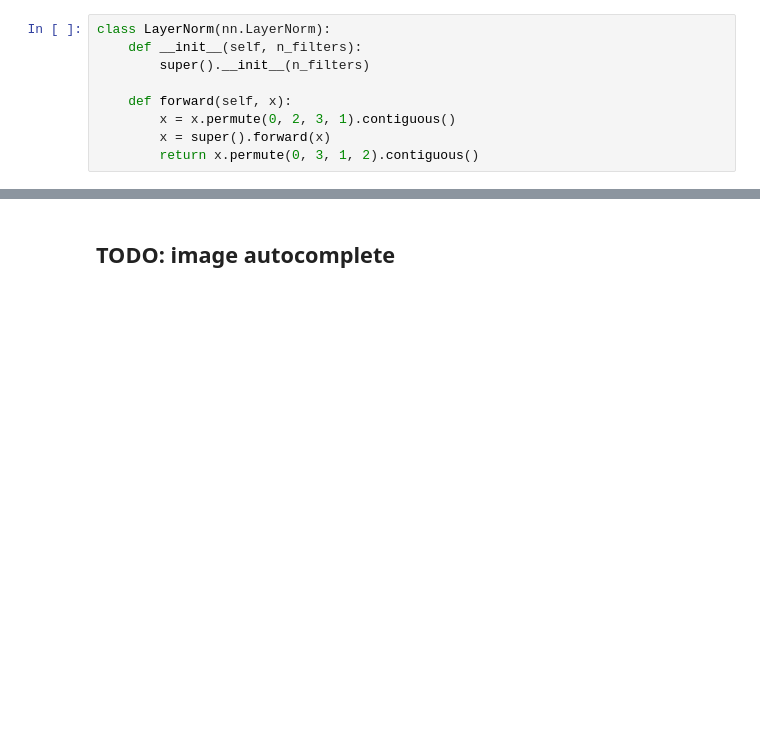
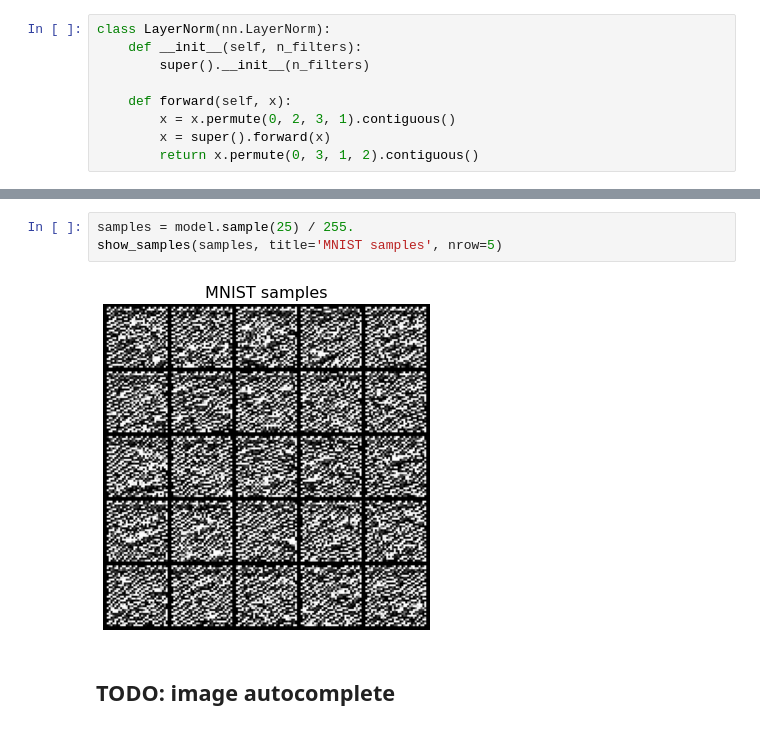
Before and after one commit to r-isachenko/2022-2023-DGM-AIMasters-course, a Jupyter notebook: seminars/seminar7/DGM-2021-MIPT-HW6-PixelCNN++-Shokorov_2.ipynb, the cells around one changed output, grey strips where cells are left out. Saved outputs shown, nothing was run; the diff lists cells and outputs as text; blank space fills up the shorter version.

```diff
--- a/seminars/seminar7/DGM-2021-MIPT-HW6-PixelCNN++-Shokorov_2.ipynb
+++ b/seminars/seminar7/DGM-2021-MIPT-HW6-PixelCNN++-Shokorov_2.ipynb
@@ -224,3 +271,8 @@ show_samples(samples, title='MNIST samples', nrow=5)
+# %%
+samples = model.sample(25) / 255.
+show_samples(samples, title='MNIST samples', nrow=5)
+# %% [output]
+[figure, added]
 # %% [markdown]
 ## TODO: image autocomplete
 # %% [markdown]
```
Also changed, not shown: parts of 9 cells of this notebook, 7 other files.
